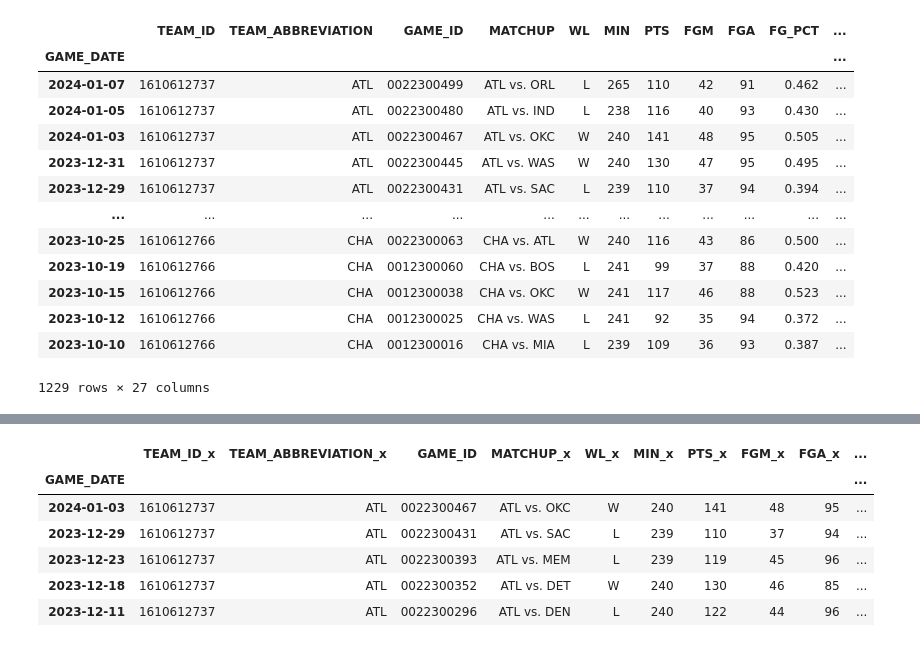
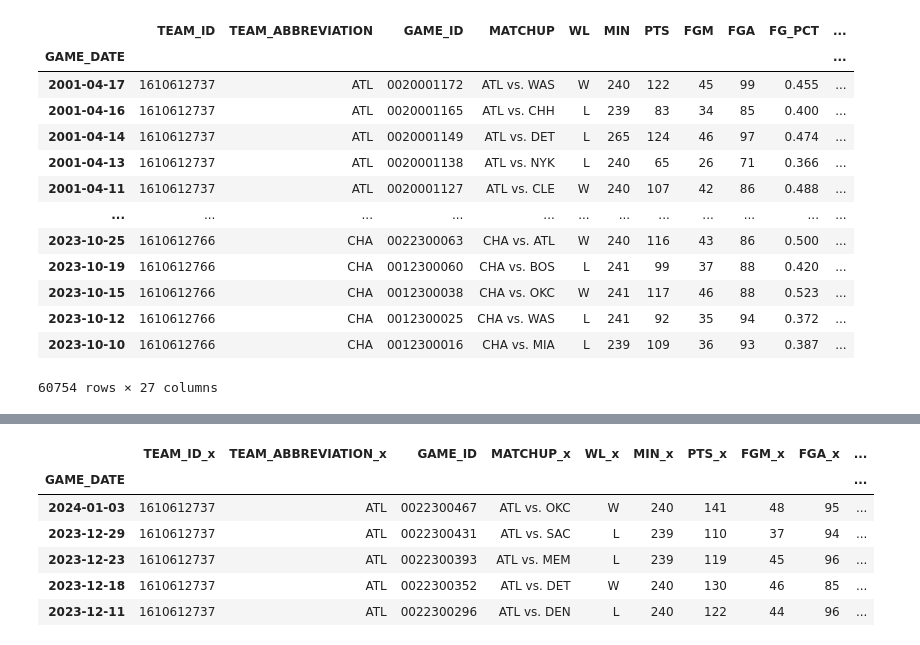
Before and after one commit to jakezur1/nbAI, a Jupyter notebook: data.ipynb, the cells around one changed output, grey strips where cells are left out. Saved outputs shown, nothing was run; the diff lists cells and outputs as text; code cells hidden in the pictures.

```diff
--- a/data.ipynb
+++ b/data.ipynb
@@ -9,9 +9,12 @@ from nba_api.stats.static import teams
 nba_teams = pd.DataFrame(teams.get_teams())
 nba_teams = dict(zip(nba_teams['abbreviation'], nba_teams['id']))
 game_schedules = pd.DataFrame()
-for team, team_id, in tqdm(nba_teams.items()):
-    team_games = leaguegamefinder.LeagueGameFinder(team_id_nullable=team_id, season_nullable='2023-24')
-    game_schedules = pd.concat([game_schedules, team_games.get_data_frames()[0]])
+for i in range(24):
+    year_start = '0' + str(i) if i < 10 else str(i)
+    year_end = '0' + str(i + 1) if i < 10 else str(i + 1)
+    for team, team_id, in tqdm(nba_teams.items()):
+        team_games = leaguegamefinder.LeagueGameFinder(team_id_nullable=team_id, season_nullable=f'20{year_start}-{year_end}')
+        game_schedules = pd.concat([game_schedules, team_games.get_data_frames()[0]])
 game_schedules
 # %% [output]
 |  | SEASON_ID | TEAM_ID | TEAM_ABBREVIATION | TEAM_NAME | GAME_ID | GAME_DATE | MATCHUP | WL | MIN | ... |
@@ -50,20 +53,23 @@ cleaned_games
 # %%
 team_stats = cleaned_games.drop(['SEASON_ID', 'TEAM_NAME'], axis=1)
 team_stats = team_stats.set_index(['GAME_DATE'])
 team_stats['OPPONENT'] = team_stats['MATCHUP'].str[-3:]
+masking_dict = dict(zip(team_stats['TEAM_ABBREVIATION'], team_stats['TEAM_ID']))
+team_stats['OPPONENT'].replace(masking_dict, inplace=True)
+team_stats = team_stats[team_stats['OPPONENT'].isin(masking_dict.values())]
 team_stats
 # %% [output]
 |  | TEAM_ID | TEAM_ABBREVIATION | GAME_ID | MATCHUP | WL | MIN | PTS | FGM | FGA | FG_PCT | ... |
 | GAME_DATE |  |  |  |  |  |  |  |  |  |  | ... |
-| 2024-01-07 | 1610612737 | ATL | 0022300499 | ATL vs. ORL | L | 265 | 110 | 42 | 91 | 0.462 | ... |
-| 2024-01-05 | 1610612737 | ATL | 0022300480 | ATL vs. IND | L | 238 | 116 | 40 | 93 | 0.430 | ... |
-| 2024-01-03 | 1610612737 | ATL | 0022300467 | ATL vs. OKC | W | 240 | 141 | 48 | 95 | 0.505 | ... |
-| 2023-12-31 | 1610612737 | ATL | 0022300445 | ATL vs. WAS | W | 240 | 130 | 47 | 95 | 0.495 | ... |
-| 2023-12-29 | 1610612737 | ATL | 0022300431 | ATL vs. SAC | L | 239 | 110 | 37 | 94 | 0.394 | ... |
+| 2001-04-17 | 1610612737 | ATL | 0020001172 | ATL vs. WAS | W | 240 | 122 | 45 | 99 | 0.455 | ... |
+| 2001-04-16 | 1610612737 | ATL | 0020001165 | ATL vs. CHH | L | 239 | 83 | 34 | 85 | 0.400 | ... |
+| 2001-04-14 | 1610612737 | ATL | 0020001149 | ATL vs. DET | L | 265 | 124 | 46 | 97 | 0.474 | ... |
+| 2001-04-13 | 1610612737 | ATL | 0020001138 | ATL vs. NYK | L | 240 | 65 | 26 | 71 | 0.366 | ... |
+| 2001-04-11 | 1610612737 | ATL | 0020001127 | ATL vs. CLE | W | 240 | 107 | 42 | 86 | 0.488 | ... |
 | ... | ... | ... | ... | ... | ... | ... | ... | ... | ... | ... | ... |
 | 2023-10-25 | 1610612766 | CHA | 0022300063 | CHA vs. ATL | W | 240 | 116 | 43 | 86 | 0.500 | ... |
 | 2023-10-19 | 1610612766 | CHA | 0012300060 | CHA vs. BOS | L | 241 | 99 | 37 | 88 | 0.420 | ... |
 | 2023-10-15 | 1610612766 | CHA | 0012300038 | CHA vs. OKC | W | 241 | 117 | 46 | 88 | 0.523 | ... |
 | 2023-10-12 | 1610612766 | CHA | 0012300025 | CHA vs. WAS | L | 241 | 92 | 35 | 94 | 0.372 | ... |
 | 2023-10-10 | 1610612766 | CHA | 0012300016 | CHA vs. MIA | L | 239 | 109 | 36 | 93 | 0.387 | ... |
-1229 rows × 27 columns
+60754 rows × 27 columns
```
Also changed, not shown: parts of 10 cells of this notebook.
